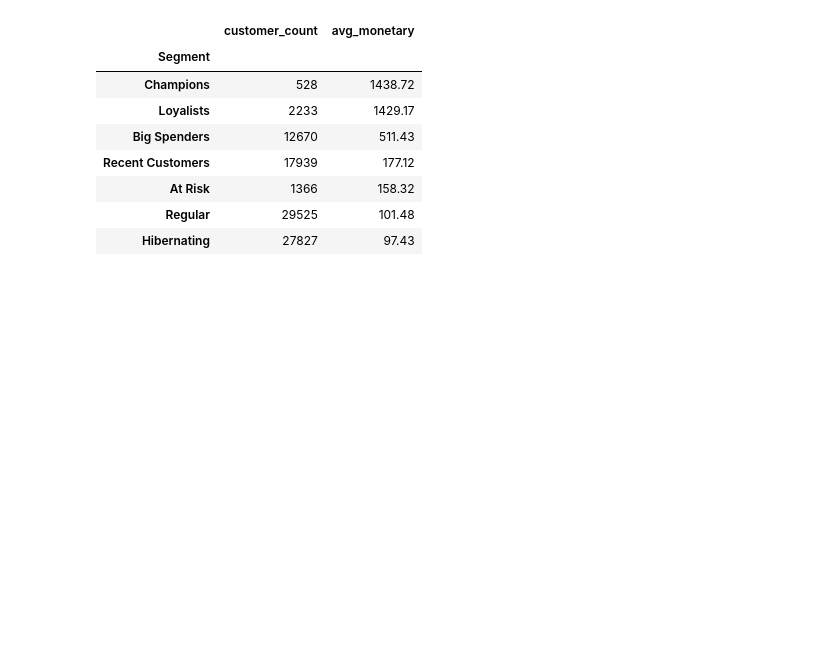
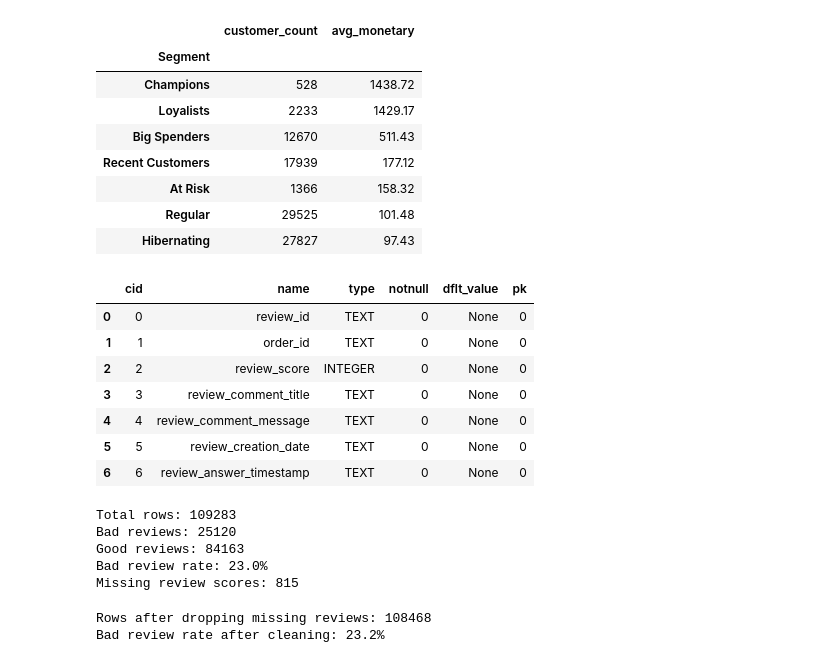
Before and after one commit to Sulayman-455/Olist-ECommerce-Analysis, a Jupyter notebook: Olist_Analysis.ipynb, the cells around one changed output. Drawn from its saved outputs; the diff is of its cells as text; code cells hidden in the pictures; blank space fills up the shorter version.

```diff
--- a/Olist_Analysis.ipynb
+++ b/Olist_Analysis.ipynb
@@ -669,3 +669,52 @@ Segment Analysis:
 | At Risk | 1366 | 158.32 |
 | Regular | 29525 | 101.48 |
 | Hibernating | 27827 | 97.43 |
+# %%
+# Check reviews table structure
+query = "PRAGMA table_info(olist_order_reviews);"
+pd.read_sql_query(query, conn)
+# %% [output]
+|  | cid | name | type | notnull | dflt_value | pk |
+| 0 | 0 | review_id | TEXT | 0 | None | 0 |
+| 1 | 1 | order_id | TEXT | 0 | None | 0 |
+| 2 | 2 | review_score | INTEGER | 0 | None | 0 |
+| 3 | 3 | review_comment_title | TEXT | 0 | None | 0 |
+| 4 | 4 | review_comment_message | TEXT | 0 | None | 0 |
+| 5 | 5 | review_creation_date | TEXT | 0 | None | 0 |
+| 6 | 6 | review_answer_timestamp | TEXT | 0 | None | 0 |
+# %%
+# Fetch review scores from database
+review_query = """
+SELECT
+    order_id,
+    review_score
+FROM olist_order_reviews
+"""
+reviews_df = pd.read_sql_query(review_query, conn)
+
+# Merge review scores into main dataframe
+df = df.merge(reviews_df, on='order_id', how='left')
+
+# Create binary target variable - 1 if bad review (1-3 stars), 0 if good (4-5 stars)
+df['is_bad_review'] = (df['review_score'] < 4).astype(int)
+
+print(f"Total rows: {len(df)}")
+print(f"Bad reviews: {df['is_bad_review'].sum()}")
+print(f"Good reviews: {df['is_bad_review'].eq(0).sum()}")
+print(f"Bad review rate: {df['is_bad_review'].mean():.1%}")
+print(f"Missing review scores: {df['review_score'].isna().sum()}")
+# %% [output]
+Total rows: 109283
+Bad reviews: 25120
+Good reviews: 84163
+Bad review rate: 23.0%
+Missing review scores: 815
+# %%
+# Drop rows with missing review scores
+df = df.dropna(subset=['review_score'])
+
+print(f"Rows after dropping missing reviews: {len(df)}")
+print(f"Bad review rate after cleaning: {df['is_bad_review'].mean():.1%}")
+# %% [output]
+Rows after dropping missing reviews: 108468
+Bad review rate after cleaning: 23.2%
```
Also changed, not shown: parts of 6 cells of this notebook.
